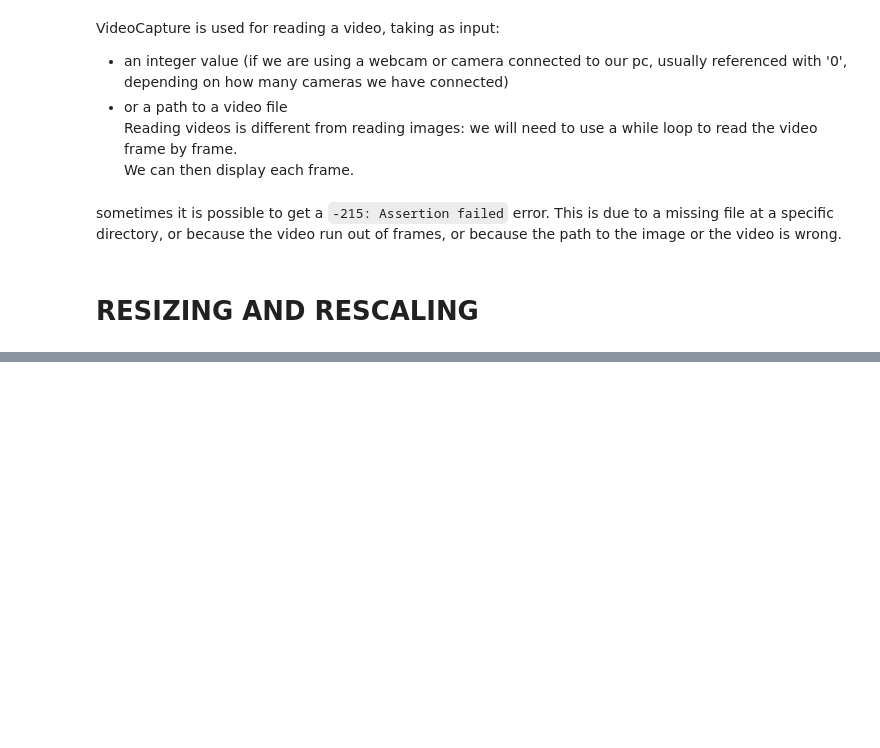
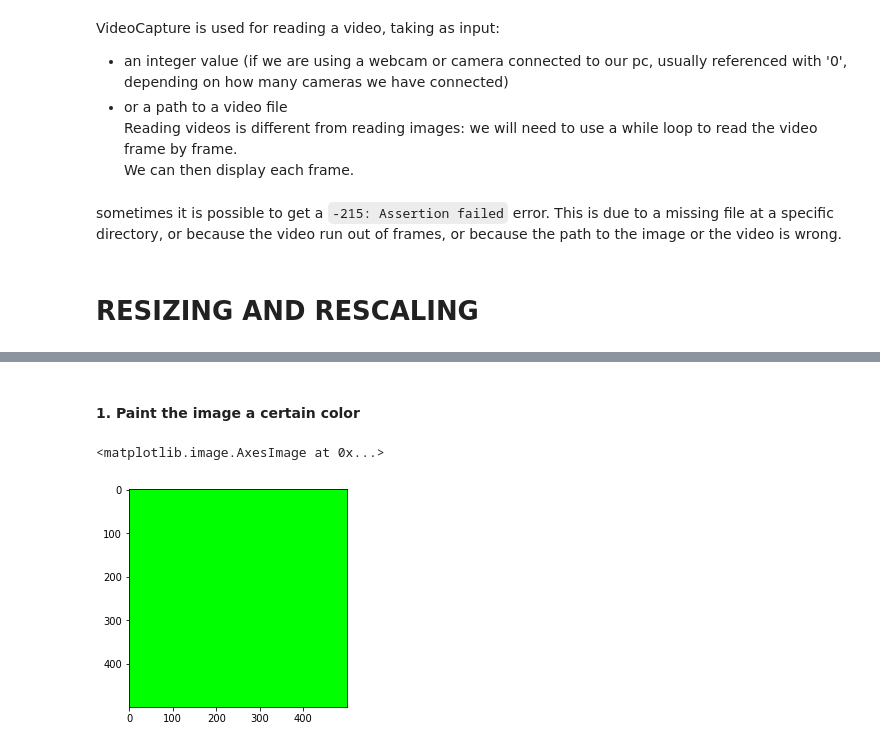
Before and after one commit to davidemariani/opencv-course, a Jupyter notebook: notes_section_1.ipynb, the cells around one changed output, grey strips where cells are left out. Saved outputs shown, nothing was run; the diff lists cells and outputs as text; code cells hidden in the pictures; blank space fills up the shorter version.

```diff
--- a/notes_section_1.ipynb
+++ b/notes_section_1.ipynb
@@ -71,0 +144,8 @@ sometimes it is possible to get a `-215: Assertion failed` error. This is due to
+# %% [markdown]
+#### 1. Paint the image a certain color
+# %%
+blank[:] = 0, 255, 0
+plt.imshow(blank)
+# %% [output]
+<matplotlib.image.AxesImage at 0x...>
+[figure, added]
```
Also changed, not shown: parts of 20 cells of this notebook.
